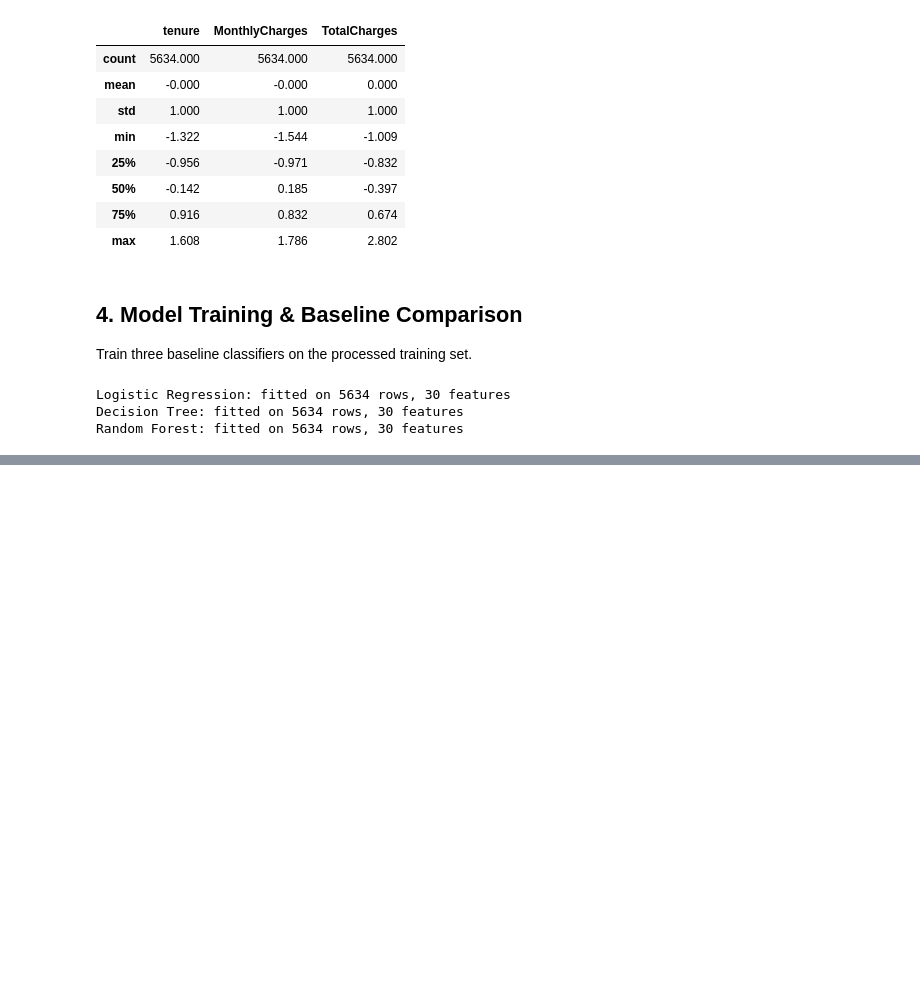
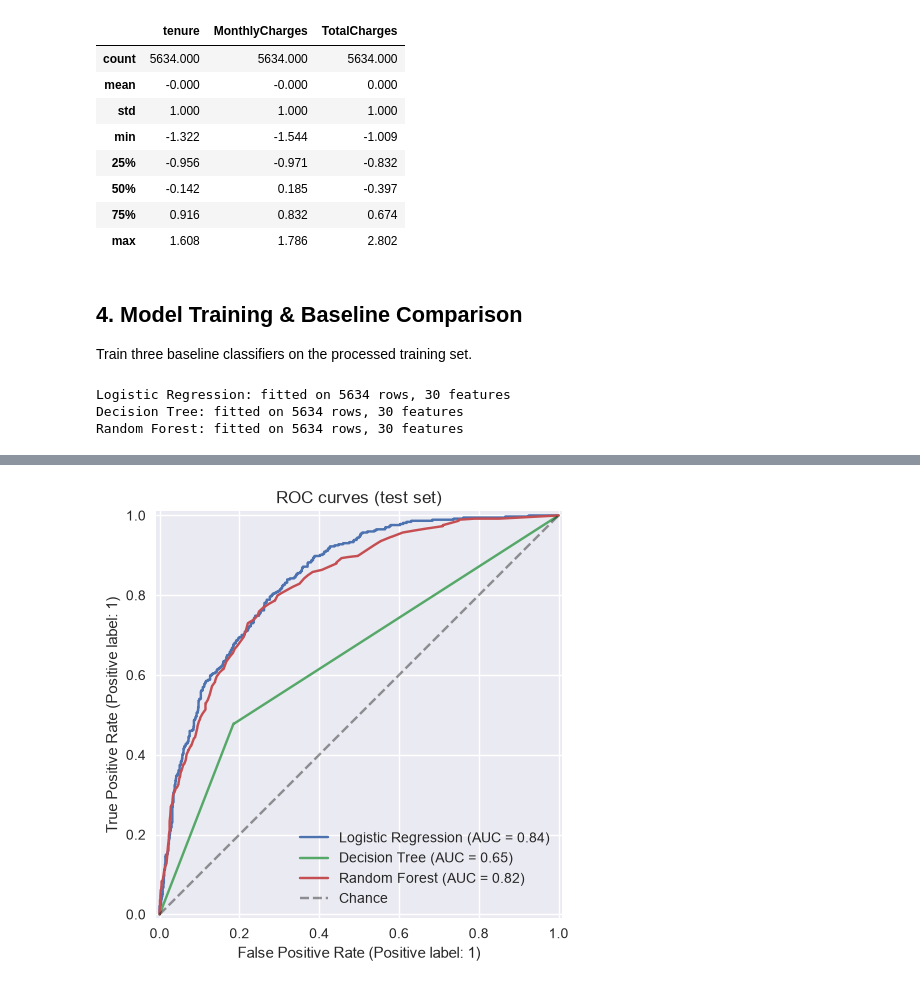
Before and after one commit to oscaroguledo/Customer-Churn-Predictor, a Jupyter notebook: data.ipynb, the cells around one changed output, grey strips where cells are left out. Cells and saved outputs as stored; diff of their text form; code cells hidden in the pictures; blank space fills up the shorter version.

Commit message:
Add model evaluation, ROC/confusion plots, and churn-driver analysis

```diff
--- a/data.ipynb
+++ b/data.ipynb
@@ -161,0 +167,26 @@ Random Forest: fitted on 5634 rows, 30 features
+# %%
+from sklearn.metrics import (
+    classification_report,
+    roc_auc_score,
+    RocCurveDisplay,
+    ConfusionMatrixDisplay,
+)
+
+rows = []
+for name, model in models.items():
+    y_pred = model.predict(X_test)
+    y_proba = model.predict_proba(X_test)[:, 1]
+    rep = classification_report(y_test, y_pred, output_dict=True)
+    rows.append(
+        {
+            "Model": name,
+            "Accuracy": rep["accuracy"],
+            "Precision (churn)": rep["1"]["precision"],
+            "Recall (churn)": rep["1"]["recall"],
+            "F1 (churn)": rep["1"]["f1-score"],
+            "ROC-AUC": roc_auc_score(y_test, y_proba),
+        }
+    )
+
+results = pd.DataFrame(rows).set_index("Model").round(3)
+results
@@ -161,0 +199,12 @@ Random Forest: fitted on 5634 rows, 30 features
+# %%
+# ROC curves for all three models.
+fig, ax = plt.subplots(figsize=(6, 5))
+for name, model in models.items():
+    RocCurveDisplay.from_estimator(model, X_test, y_test, name=name, ax=ax)
+ax.plot([0, 1], [0, 1], "k--", alpha=0.4, label="Chance")
+ax.set_title("ROC curves (test set)")
+ax.legend(loc="lower right")
+plt.tight_layout()
+plt.show()
+# %% [output]
+[figure, added]
```
Also changed, not shown: parts of 4 cells of this notebook.
